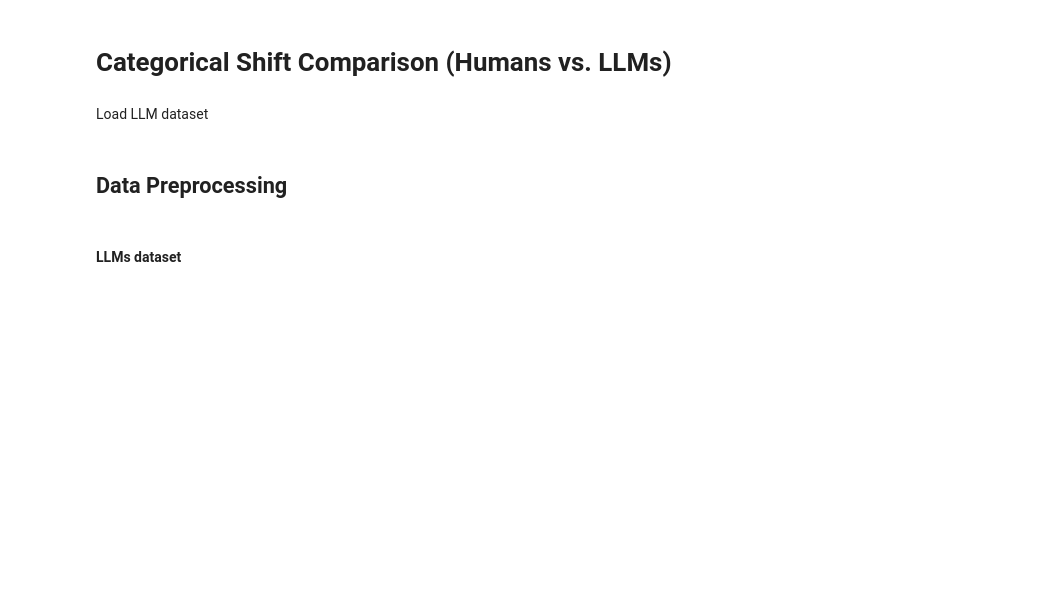
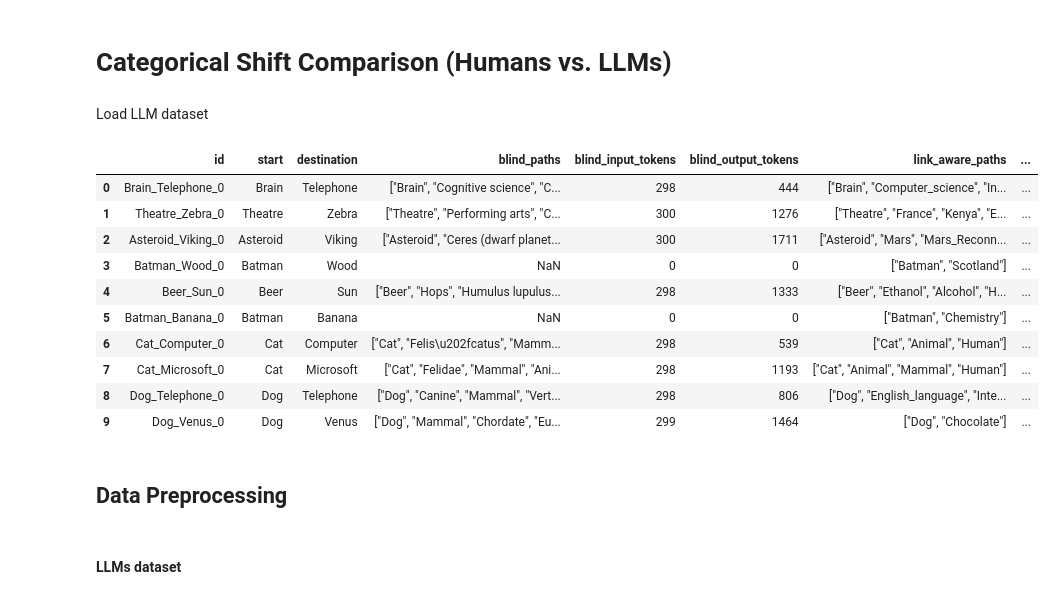
Before and after one commit to au-nlp/project-milestone-p2-group11, a Jupyter notebook: cat_shift_comp.ipynb, the cells around one changed output. Cells and saved outputs as stored; diff of their text form; code cells hidden in the pictures; blank space fills up the shorter version.

```diff
--- a/cat_shift_comp.ipynb
+++ b/cat_shift_comp.ipynb
@@ -24,3 +23,18 @@ llm_df = pd.read_csv("data/llm_paths_all_gpt4omini_memory.tsv", sep="\t")
+# %%
+# Inspect LLM paths
+llm_df.head(10)
+# %% [output]
+|  | id | start | destination | blind_paths | blind_input_tokens | blind_output_tokens | link_aware_paths | ... |
+| 0 | Brain_Telephone_0 | Brain | Telephone | ["Brain", "Cognitive science", "C... | 298 | 444 | ["Brain", "Computer_science", "In... | ... |
+| 1 | Theatre_Zebra_0 | Theatre | Zebra | ["Theatre", "Performing arts", "C... | 300 | 1276 | ["Theatre", "France", "Kenya", "E... | ... |
+| 2 | Asteroid_Viking_0 | Asteroid | Viking | ["Asteroid", "Ceres (dwarf planet... | 300 | 1711 | ["Asteroid", "Mars", "Mars_Reconn... | ... |
+| 3 | Batman_Wood_0 | Batman | Wood | NaN | 0 | 0 | ["Batman", "Scotland"] | ... |
+| 4 | Beer_Sun_0 | Beer | Sun | ["Beer", "Hops", "Humulus lupulus... | 298 | 1333 | ["Beer", "Ethanol", "Alcohol", "H... | ... |
+| 5 | Batman_Banana_0 | Batman | Banana | NaN | 0 | 0 | ["Batman", "Chemistry"] | ... |
+| 6 | Cat_Computer_0 | Cat | Computer | ["Cat", "Felis\u202fcatus", "Mamm... | 298 | 539 | ["Cat", "Animal", "Human"] | ... |
+| 7 | Cat_Microsoft_0 | Cat | Microsoft | ["Cat", "Felidae", "Mammal", "Ani... | 298 | 1193 | ["Cat", "Animal", "Mammal", "Human"] | ... |
+| 8 | Dog_Telephone_0 | Dog | Telephone | ["Dog", "Canine", "Mammal", "Vert... | 298 | 806 | ["Dog", "English_language", "Inte... | ... |
+| 9 | Dog_Venus_0 | Dog | Venus | ["Dog", "Mammal", "Chordate", "Eu... | 299 | 1464 | ["Dog", "Chocolate"] | ... |
 # %% [markdown]
 ## Data Preprocessing
 # %% [markdown]
```
Also changed, not shown: parts of 15 cells of this notebook, 2 other files.
